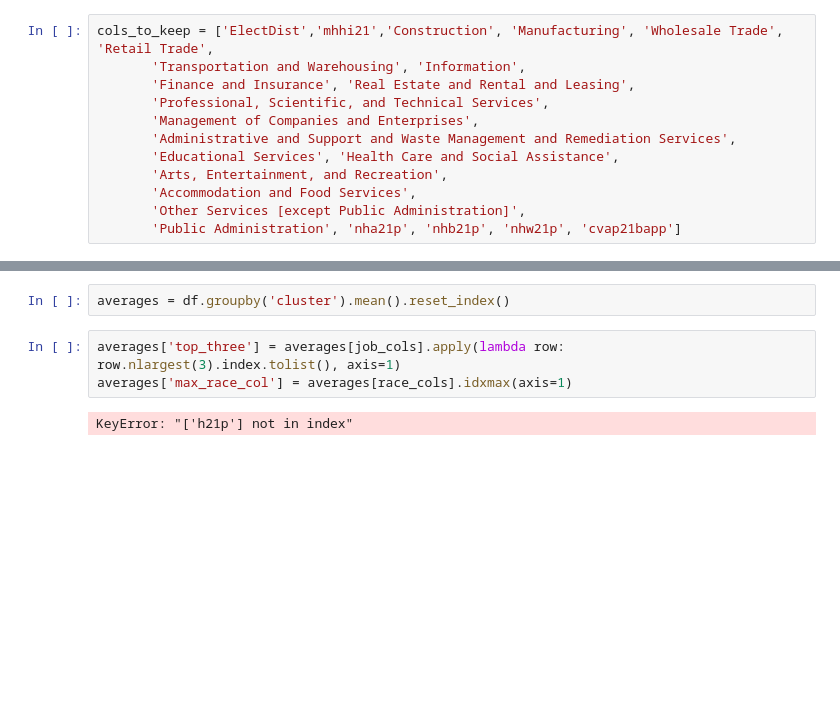
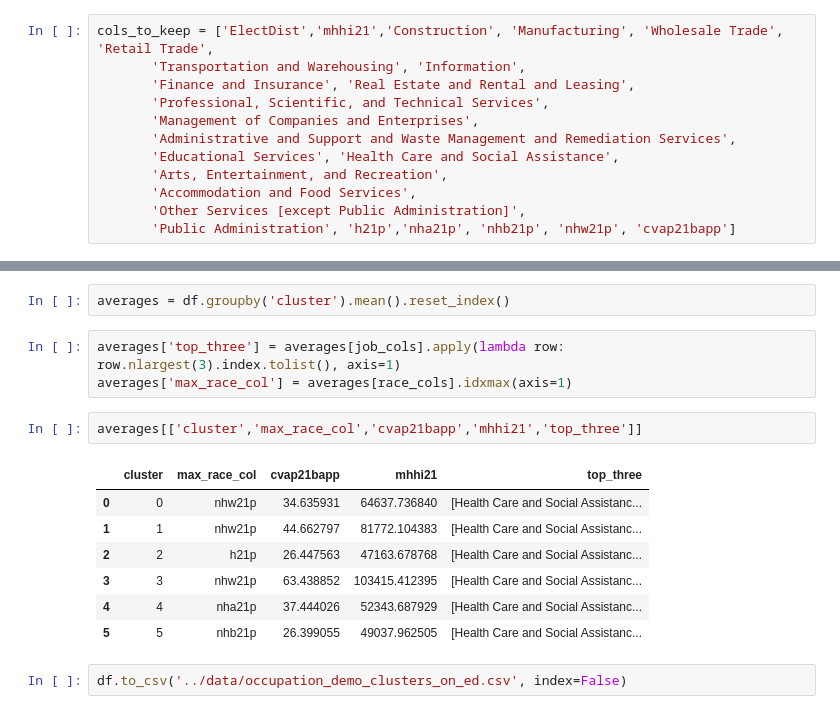
Before and after one commit to SamTGoodson/chapter_two, a Jupyter notebook: working_notebooks/occupation_data.ipynb, the cells around one changed output, grey strips where cells are left out. Cells and saved outputs as stored; diff of their text form; blank space fills up the shorter version.

Commit message:
occupation data

```diff
--- a/working_notebooks/occupation_data.ipynb
+++ b/working_notebooks/occupation_data.ipynb
@@ -279,7 +280,7 @@ cols_to_keep = ['ElectDist','mhhi21','Construction', 'Manufacturing', 'Wholesale
        'Arts, Entertainment, and Recreation',
        'Accommodation and Food Services',
        'Other Services [except Public Administration]',
-       'Public Administration', 'nha21p', 'nhb21p', 'nhw21p', 'cvap21bapp']
+       'Public Administration', 'h21p','nha21p', 'nhb21p', 'nhw21p', 'cvap21bapp']
 # %%
 df = ed_level[cols_to_keep]
 df = df.dropna()
@@ -309,5 +310,15 @@ averages = df.groupby('cluster').mean().reset_index()
 # %%
 averages['top_three'] = averages[job_cols].apply(lambda row: row.nlargest(3).index.tolist(), axis=1)
 averages['max_race_col'] = averages[race_cols].idxmax(axis=1)
-# %% [output]
-KeyError: "['h21p'] not in index"
+# %%
+averages[['cluster','max_race_col','cvap21bapp','mhhi21','top_three']]
+# %% [output]
+|  | cluster | max_race_col | cvap21bapp | mhhi21 | top_three |
+| 0 | 0 | nhw21p | 34.635931 | 64637.736840 | [Health Care and Social Assistanc... |
+| 1 | 1 | nhw21p | 44.662797 | 81772.104383 | [Health Care and Social Assistanc... |
+| 2 | 2 | h21p | 26.447563 | 47163.678768 | [Health Care and Social Assistanc... |
+| 3 | 3 | nhw21p | 63.438852 | 103415.412395 | [Health Care and Social Assistanc... |
+| 4 | 4 | nha21p | 37.444026 | 52343.687929 | [Health Care and Social Assistanc... |
+| 5 | 5 | nhb21p | 26.399055 | 49037.962505 | [Health Care and Social Assistanc... |
+# %%
+df.to_csv('../data/occupation_demo_clusters_on_ed.csv', index=False)
```
Also changed, not shown: parts of 1 cell of this notebook.
